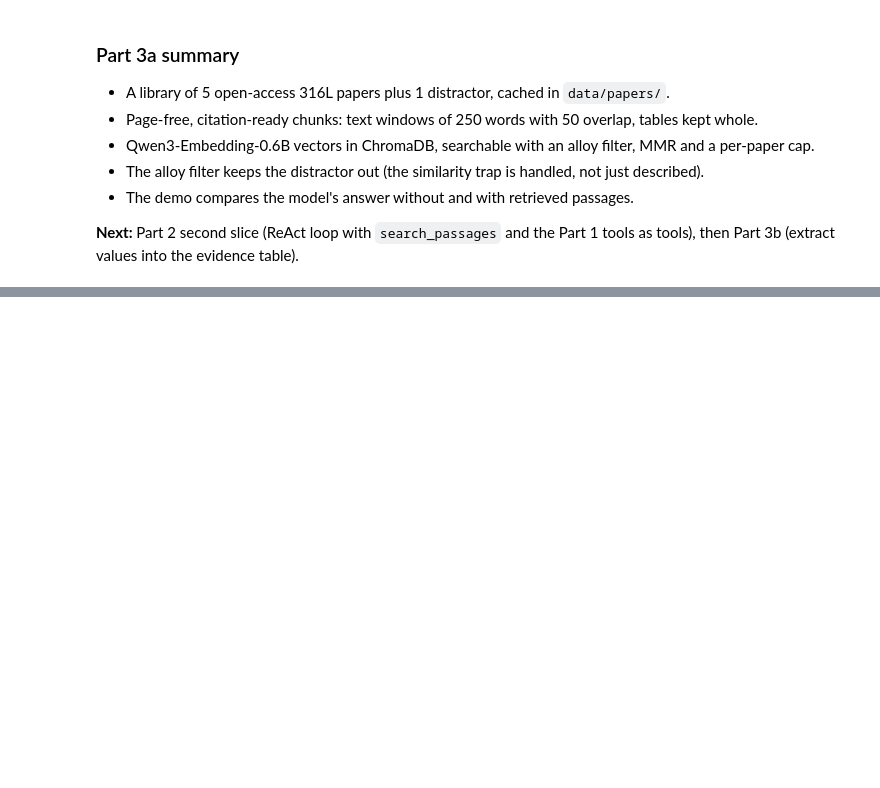
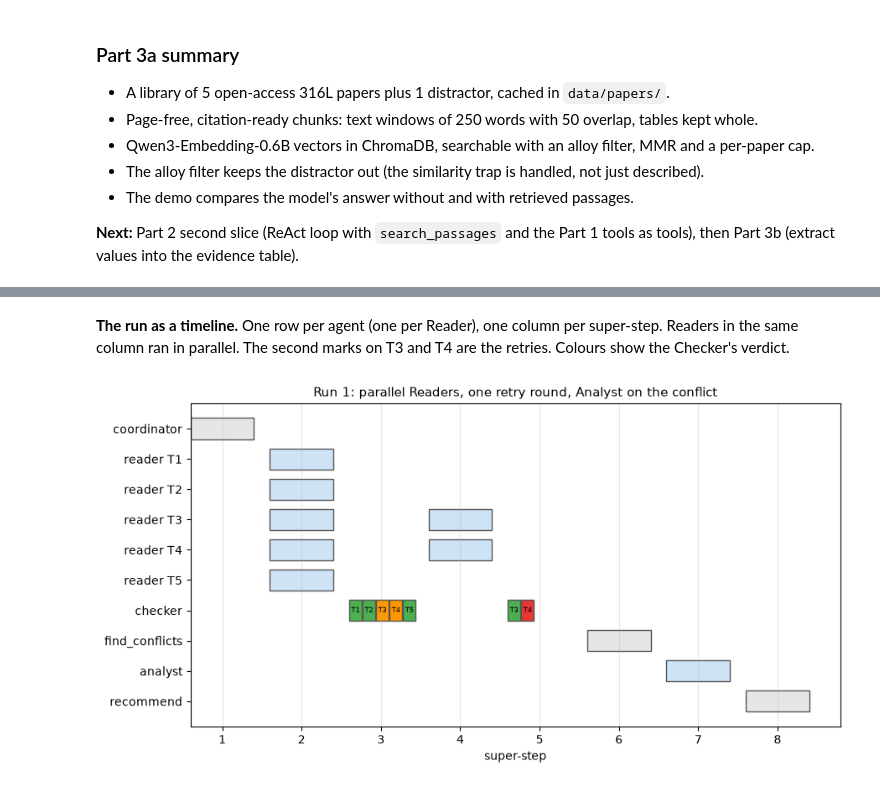
Before and after one commit to chinmayphutela95-spec/process-window-scout, a Jupyter notebook: notebooks/process_window_scout.ipynb, the cells around one changed output, grey strips where cells are left out. Cells and saved outputs as stored; diff of their text form; code cells hidden in the pictures; blank space fills up the shorter version.

```diff
--- a/notebooks/process_window_scout.ipynb
+++ b/notebooks/process_window_scout.ipynb
@@ -1037,0 +1229,14 @@ for s in selection:
+# %%
+# Tests for 5.2
+check("an update with a known id changes that record", len(demo_table) == 1 and demo_table[0]["status"] == "retry")
+check("fields the Checker did not touch are kept", demo_table[0]["density_pct"] == 99.1)
+t = merge_records(demo_table, [{"id": "T1-r1", "status": "extracted"}])
+check("a new id is appended after the existing records", [r["id"] for r in t] == ["T3-r1", "T1-r1"])
+check("the reducer returns a new list (the old table is unchanged)", len(demo_table) == 1)
+for agent, fields in [("checker", {"density_pct": 98.1}), ("reader", {"status": "verified"}), ("analyst", {"status": "verified"})]:
+    try:
+        write(agent, "T3-r1", **fields)
+        refused = False
+    except PermissionError:
+        refused = True
+    check(f"{agent} may not write {fields}", refused)
@@ -1037,0 +1763,45 @@ for s in selection:
+# %% [markdown]
+**The run as a timeline.** One row per agent (one per Reader), one column per super-step. Readers in the same
+column ran in parallel. The second marks on T3 and T4 are the retries. Colours show the Checker's verdict.
+# %%
+VERDICT_COLOR = {"verified": "#4caf50", "retry": "#ff9800", "not verified": "#e53935"}
+
+
+def plot_timeline(log, title):
+    """Gantt-style view of the trace: which node ran in which super-step."""
+    rows, marks = [], []
+    for e in log:
+        if e["step"] == "-":
+            continue
+        row = f"reader {e['subject']}" if e["node"] == "reader" else e["node"]
+        if row not in rows:
+            rows.append(row)
+        colour = "#cfe3f7" if e["node"] in ("reader", "analyst") else "#fde2c4" if e["node"] == "approval" else "#e6e6e6"
+        if e["node"] == "checker":
+            colour = VERDICT_COLOR.get(e["msg"].split(":")[0], "#e6e6e6")
+        marks.append((e["step"], row, colour, e["subject"] if e["node"] == "checker" else ""))
+    rows.sort(key=lambda rw: (min(s for s, r, *_ in marks if r == rw), rw))
+    y = {rw: i for i, rw in enumerate(rows)}
+    fig, ax = plt.subplots(figsize=(10, 0.38 * len(rows) + 1.2))
+    seen = {}
+    for step, row, colour, label in marks:
+        k = seen.get((step, row), 0)
+        seen[(step, row)] = k + 1
+        if row == "checker":                               # several verdicts per Checker step: small stacked boxes
+            ax.barh(y[row], 0.16, left=step - 0.4 + 0.17 * k, color=colour, edgecolor="#555", height=0.7)
+            ax.text(step - 0.32 + 0.17 * k, y[row], label, ha="center", va="center", fontsize=6)
+        elif k == 0:
+            ax.barh(y[row], 0.8, left=step - 0.4, color=colour, edgecolor="#555", height=0.7)
+    ax.set_yticks(range(len(rows)), rows)
+    ax.invert_yaxis()
+    steps = sorted({s for s, *_ in marks})
+    ax.set_xticks(steps)
+    ax.set_xlabel("super-step")
+    ax.set_title(title, fontsize=11)
+    ax.grid(axis="x", alpha=0.3)
+    plt.show()
+
+
+plot_timeline(state_1["log"], "Run 1: parallel Readers, one retry round, Analyst on the conflict")
+# %% [output]
+[figure, added]
```
Also changed, not shown: parts of 34 cells of this notebook, 2 other files.
